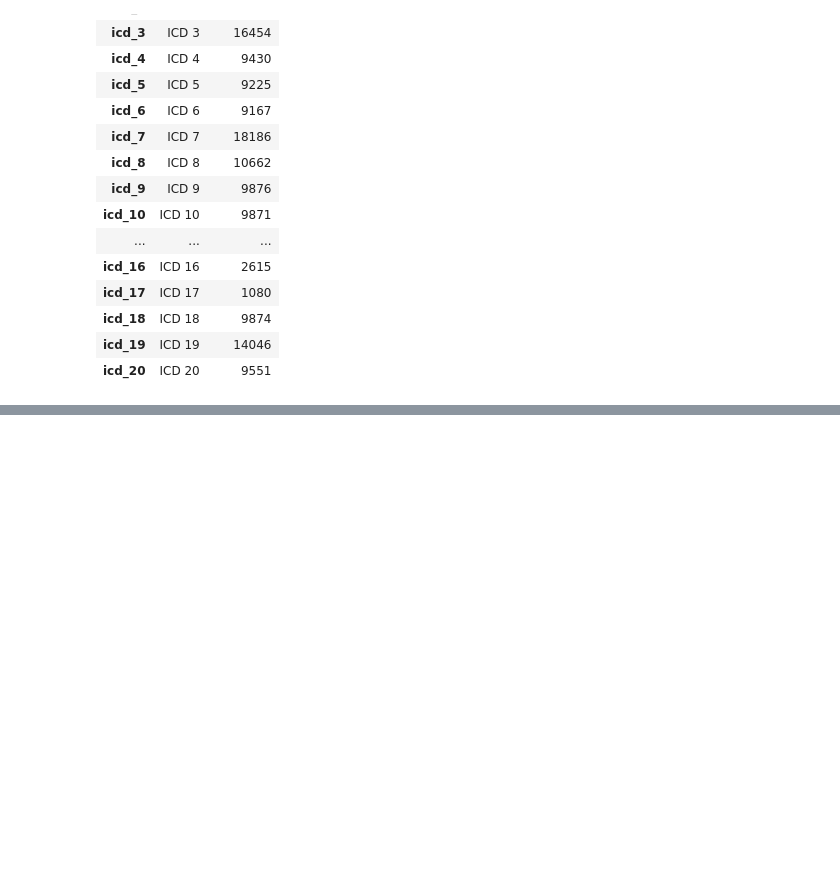
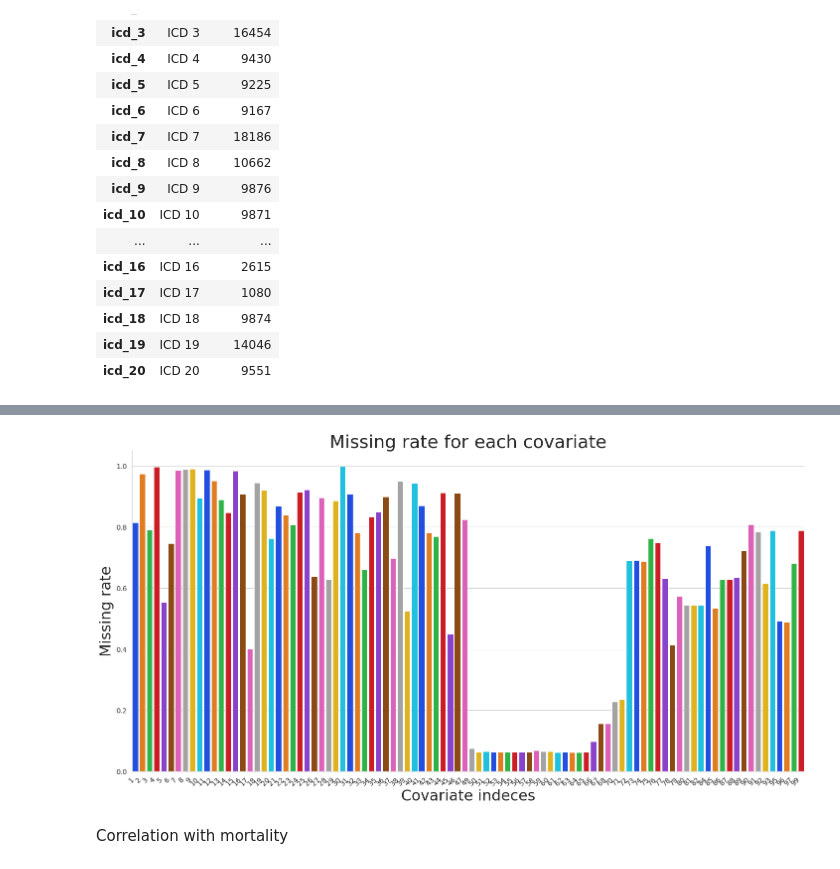
Before and after one commit to suvdzul/Reproduce-RNN-paper, a Jupyter notebook: analyze/Primary_Analysis.ipynb, the cells around one changed output, grey strips where cells are left out. Saved outputs shown, nothing was run; the diff lists cells and outputs as text; code cells hidden in the pictures; blank space fills up the shorter version.

```diff
--- a/analyze/Primary_Analysis.ipynb
+++ b/analyze/Primary_Analysis.ipynb
@@ -185,0 +455,6 @@ plt.show(sns)
+# %%
+for index, row in count_var.iterrows():
+  missing.at[row['stay_id'], row['covariate']] = row['hour']/48
+# %%
+# if no missing rate allocated that means 100% missing
+missing=missing.apply(pd.to_numeric, downcast='float', errors ='coerce').fillna(1)
@@ -185,0 +478,5 @@ plt.show(sns)
+# %%
+# Summing total of each ICD Columns
+missing_rate = pd.DataFrame({"Covariates": cov,
+                          "Missing_Rate": missing.mean(axis=0)})
+display(missing_rate)
@@ -185,0 +497,3 @@ plt.show(sns)
+# %%
+missing_rate=missing_rate.sort_values(by=['Covariates'])
+display(missing_rate)
@@ -185,0 +514,17 @@ plt.show(sns)
+# %%
+# Missing rate for each variable
+import seaborn as sns
+import matplotlib.pyplot as plt
+%matplotlib inline
+
+sns.set(style="whitegrid", font_scale=1.25)
+sns.catplot(data=missing_rate, kind="bar", x="Covariates", y="Missing_Rate",palette="bright", height=10, aspect=2)
+plt.xticks(rotation=45, ha="right")
+plt.xlabel("Covariate indeces", fontsize=30)
+plt.ylabel("Missing rate", fontsize=30)
+plt.title("Missing rate for each covariate", fontsize=36)
+plt.show()
+# %% [output]
+[figure, added]
+# %% [markdown]
+Correlation with mortality
```
Also changed, not shown: parts of 35 cells of this notebook.
